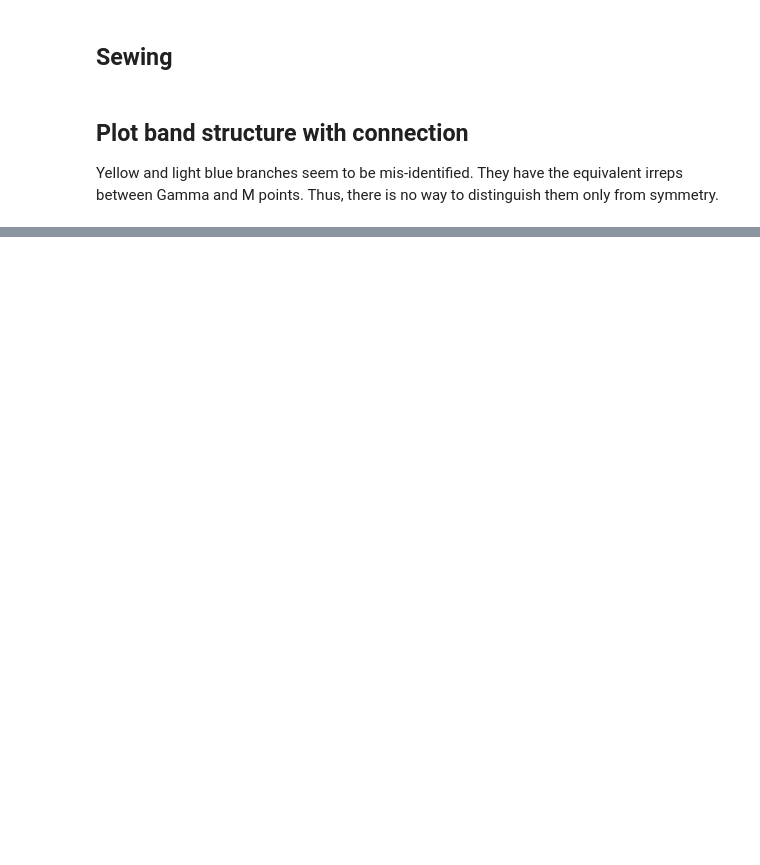
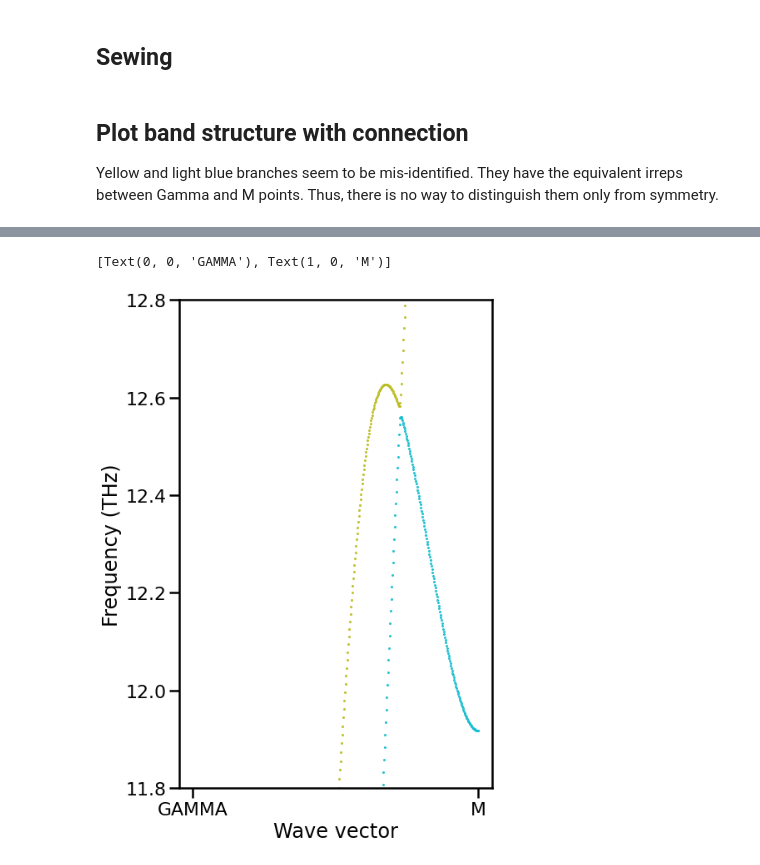
Before and after one commit to phonopy/spgrep-modulation, a Jupyter notebook: docs/examples/band_connectivity.ipynb, the cells around one changed output, grey strips where cells are left out. Drawn from its saved outputs; the diff is of its cells as text; code cells hidden in the pictures; blank space fills up the shorter version.

```diff
--- a/docs/examples/band_connectivity.ipynb
+++ b/docs/examples/band_connectivity.ipynb
@@ -190,0 +275,19 @@ ax.set_xticklabels([label1, label2])
+# %%
+fig, ax = plt.subplots(figsize=(6.75, 6.75 * 1.6))
+for i, (connection, ratio) in enumerate(zip(connections, ratios)):
+    color = f"C{i}"
+    frequencies = [
+        list_qpoints_info[qpoint_idx].nodes[band_idx].frequency
+        for (qpoint_idx, band_idx) in connection
+    ]
+    # ax.plot(ratios[1:], frequencies[1:], color=color)
+    ax.scatter(ratios[1:], frequencies[1:], color=color, s=1)
+
+ax.set_xlabel("Wave vector")
+ax.set_ylabel("Frequency (THz)")
+ax.set_xticks([0, 1])
+ax.set_ylim(11.8, 12.8)
+ax.set_xticklabels([label1, label2])
+# %% [output]
+[Text(0, 0, 'GAMMA'), Text(1, 0, 'M')]
+[figure, added]
```
Also changed, not shown: parts of 6 cells of this notebook, 1 other file.
